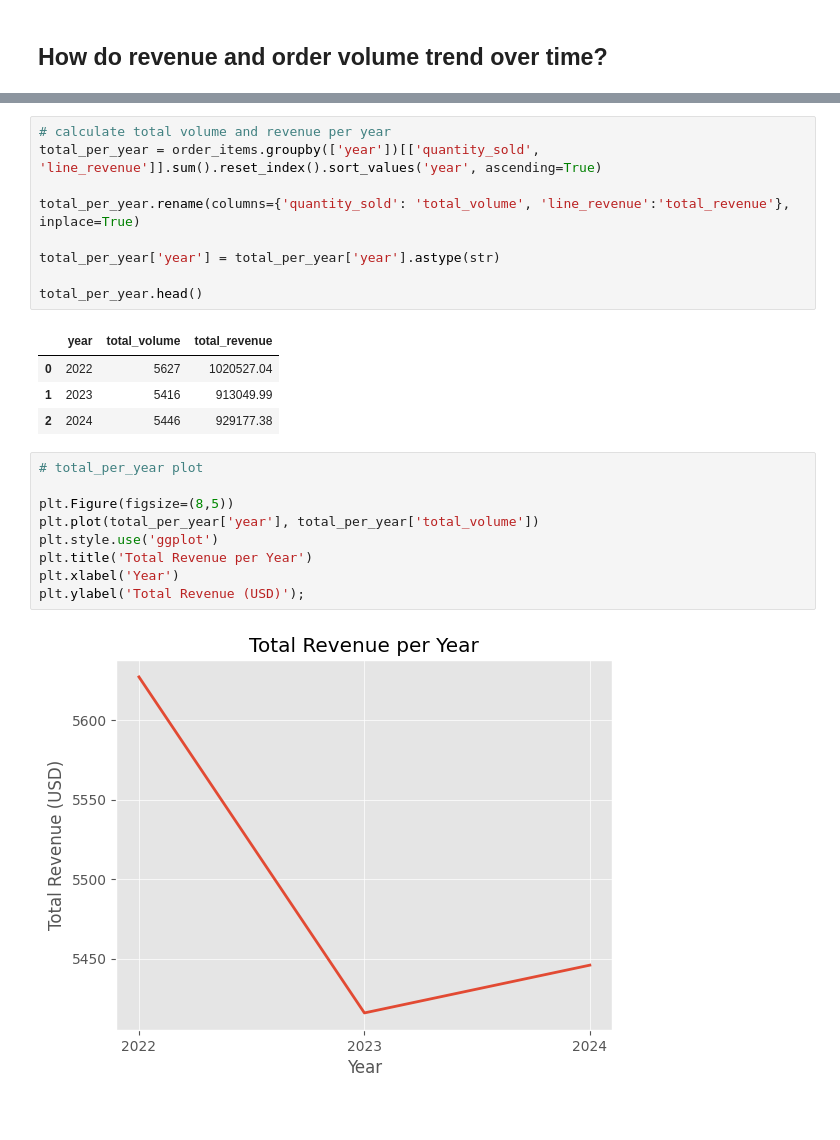
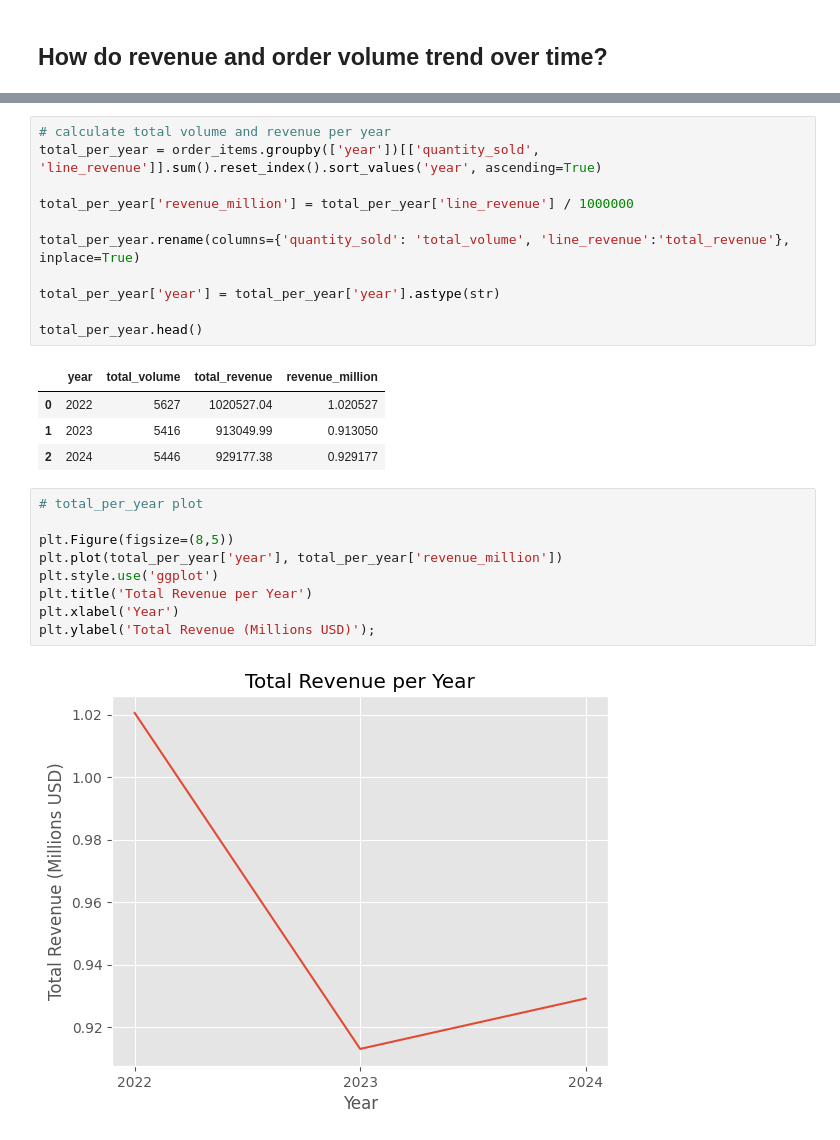
Before and after one commit to carloshurtadop9/Ecommerce-Project, a Jupyter notebook: Untitled-1.ipynb, the cells around one changed output, grey strips where cells are left out. Drawn from its saved outputs; the diff is of its cells as text.

Commit message:
Worked on Q3 plots

```diff
--- a/Untitled-1.ipynb
+++ b/Untitled-1.ipynb
@@ -421,6 +397,8 @@ for i, v in enumerate(total_by_category['total_volume']):
 # %%
 # calculate total volume and revenue per year
 total_per_year = order_items.groupby(['year'])[['quantity_sold', 'line_revenue']].sum().reset_index().sort_values('year', ascending=True)
+
+total_per_year['revenue_million'] = total_per_year['line_revenue'] / 1000000
 
 total_per_year.rename(columns={'quantity_sold': 'total_volume', 'line_revenue':'total_revenue'}, inplace=True)
 
@@ -428,18 +406,18 @@ total_per_year['year'] = total_per_year['year'].astype(str)
 
 total_per_year.head()
 # %% [output]
-|  | year | total_volume | total_revenue |
-| 0 | 2022 | 5627 | 1020527.04 |
-| 1 | 2023 | 5416 | 913049.99 |
-| 2 | 2024 | 5446 | 929177.38 |
+|  | year | total_volume | total_revenue | revenue_million |
+| 0 | 2022 | 5627 | 1020527.04 | 1.020527 |
+| 1 | 2023 | 5416 | 913049.99 | 0.913050 |
+| 2 | 2024 | 5446 | 929177.38 | 0.929177 |
 # %%
 # total_per_year plot
 
 plt.Figure(figsize=(8,5))
-plt.plot(total_per_year['year'], total_per_year['total_volume'])
+plt.plot(total_per_year['year'], total_per_year['revenue_million'])
 plt.style.use('ggplot')
 plt.title('Total Revenue per Year')
 plt.xlabel('Year')
-plt.ylabel('Total Revenue (USD)');
+plt.ylabel('Total Revenue (Millions USD)');
 # %% [output]
-[figure, old version]
+[figure, new version]
```
Also changed, not shown: parts of 5 cells of this notebook, 1 other file.
